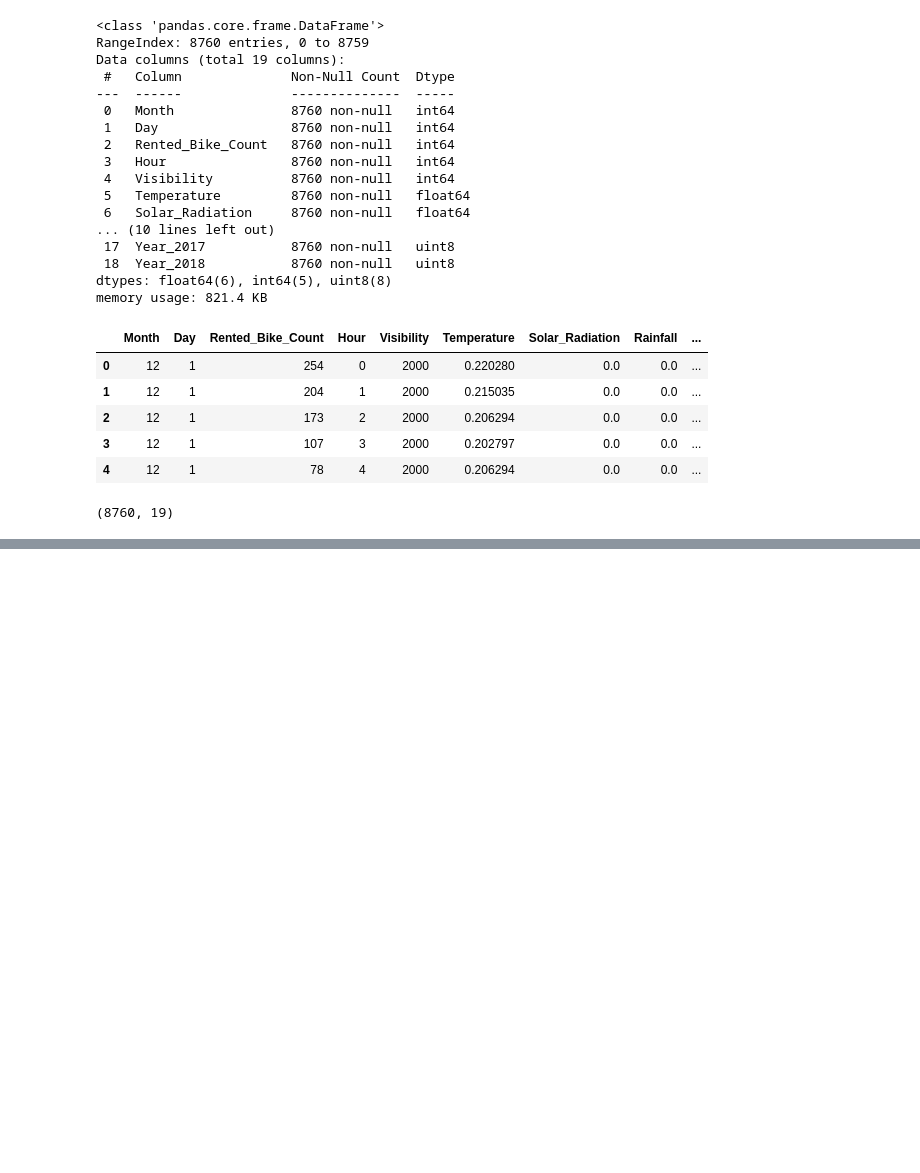
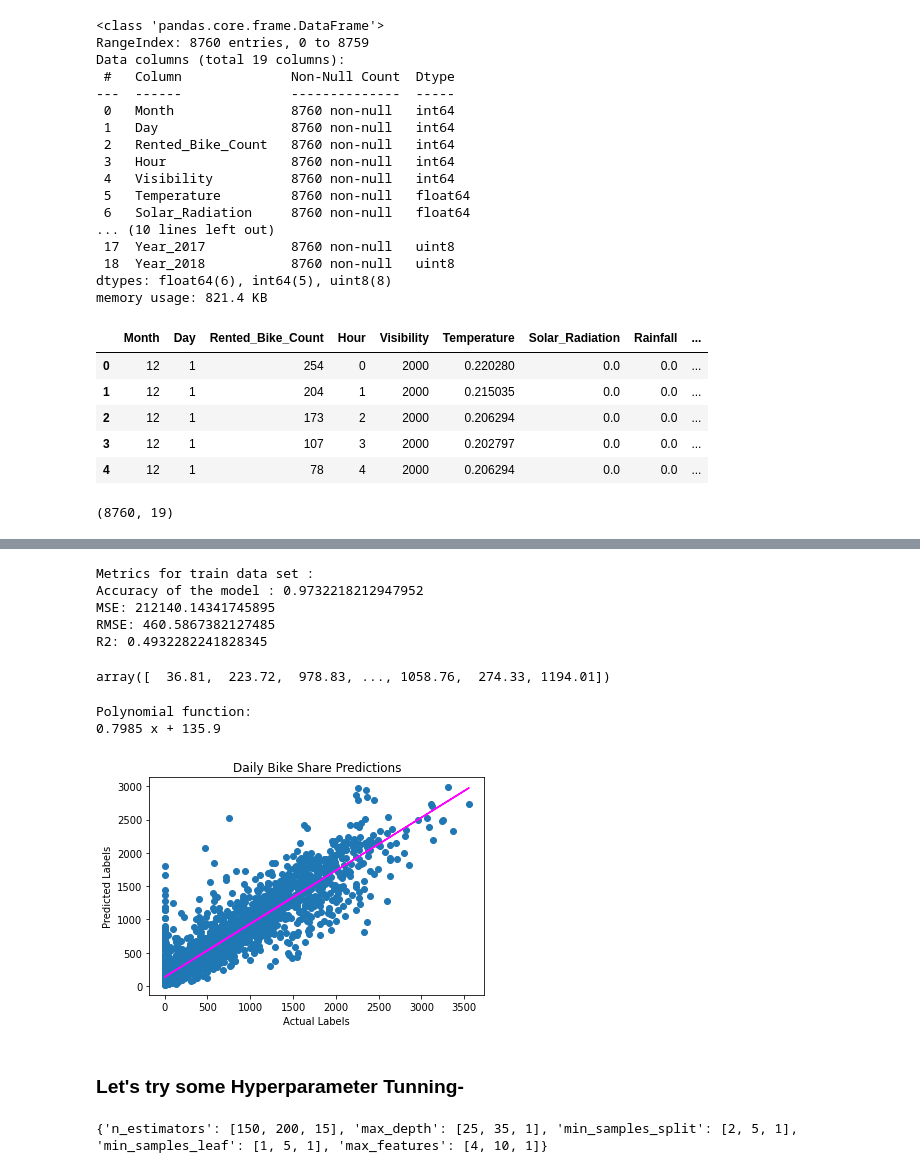
Before and after one commit to VermaSanjayrk/Seoul-Bike-Sharing-Demand-Prediction, a Jupyter notebook: Seoul_Bike_Sharing_Demand_Prediction.ipynb, the cells around one changed output, grey strips where cells are left out. Cells and saved outputs as stored; diff of their text form; code cells hidden in the pictures; blank space fills up the shorter version.

```diff
--- a/Seoul_Bike_Sharing_Demand_Prediction.ipynb
+++ b/Seoul_Bike_Sharing_Demand_Prediction.ipynb
@@ -602,0 +611,4 @@ df.shape
+# %%
+#defining X and y varaibles
+y = df[dependent_variable]
+X = df[independent_variable]
@@ -602,0 +829,18 @@ df.shape
+# %%
+from sklearn.ensemble import RandomForestRegressor
+
+# Train the model
+model = RandomForestRegressor().fit(X_train, y_train)
+print (model, "\n")
+print('Metrics for test data set :',)
+#accuracy of the model
+rf_score =model.score(X_test,y_test)
+print('Accuracy of the model :',rf_score)
+# Evaluate the model using the test data
+predictions = model.predict(X_test)
+mse = mean_squared_error(y_test, predictions)
+print(f'MSE: {mse}')
+rmse = np.sqrt(mse)
+print(f'RMSE: {rmse}')
+r2 = r2_score(y_test, predictions)
+print(f'R2: {r2}')
@@ -602,0 +855,44 @@ df.shape
+# %%
+print('Metrics for train data set :',)
+#accuracy of the model
+rf_score =model.score(X_train,y_train)
+print('Accuracy of the model :',rf_score)
+
+# Evaluate the model using the train data
+
+mse = mean_squared_error(y_train,predict_train)
+print(f'MSE: {mse}')
+rmse = np.sqrt(mse)
+print(f'RMSE: {rmse}')
+r2 = r2_score(y_train,predict_train)
+print(f'R2: {r2}')
+# %% [output]
+Metrics for train data set :
+Accuracy of the model : 0.9732218212947952
+MSE: 212140.14341745895
+RMSE: 460.5867382127485
+R2: 0.4932282241828345
+# %%
+#Cross validation prediction
+predict=cross_val_predict(model,X_train,y_train,cv=5)
+predict
+# %% [output]
+array([  36.81,  223.72,  978.83, ..., 1058.76,  274.33, 1194.01])
+# %%
+# Plot predicted vs actual
+plt.scatter(y_test, predictions)
+plt.xlabel('Actual Labels')
+plt.ylabel('Predicted Labels')
+plt.title('Daily Bike Share Predictions')
+# overlay the regression line
+z = np.polyfit(y_test, predictions, 1) # Fit the polynomial of degree 1 to the points (y_test, predictions). Returns a vector of coefficients z that minimises the squared error in the order deg, deg-1, … 0.
+p = np.poly1d(z) # Define the polynimial function
+print(f'Polynomial function: {p}')
+plt.plot(y_test,p(y_test), color='magenta') # Here  p(y_test) will evaluate the polynomial function for every point in y_test
+plt.show()
+# %% [output]
+Polynomial function:
+0.7985 x + 135.9
+[figure, added]
+# %% [markdown]
+### **Let's try some Hyperparameter Tunning-**
@@ -602,0 +905,10 @@ df.shape
+# %%
+random_grid = {'n_estimators' : n_estimators,
+               'max_depth' : max_depth,
+               'min_samples_split' : min_samples_split,
+               'min_samples_leaf' : min_samples_leaf,
+               'max_features' : max_features}
+
+print(random_grid)
+# %% [output]
+{'n_estimators': [150, 200, 15], 'max_depth': [25, 35, 1], 'min_samples_split': [2, 5, 1], 'min_samples_leaf': [1, 5, 1], 'max_features': [4, 10, 1]}
```
Also changed, not shown: parts of 29 cells of this notebook.
